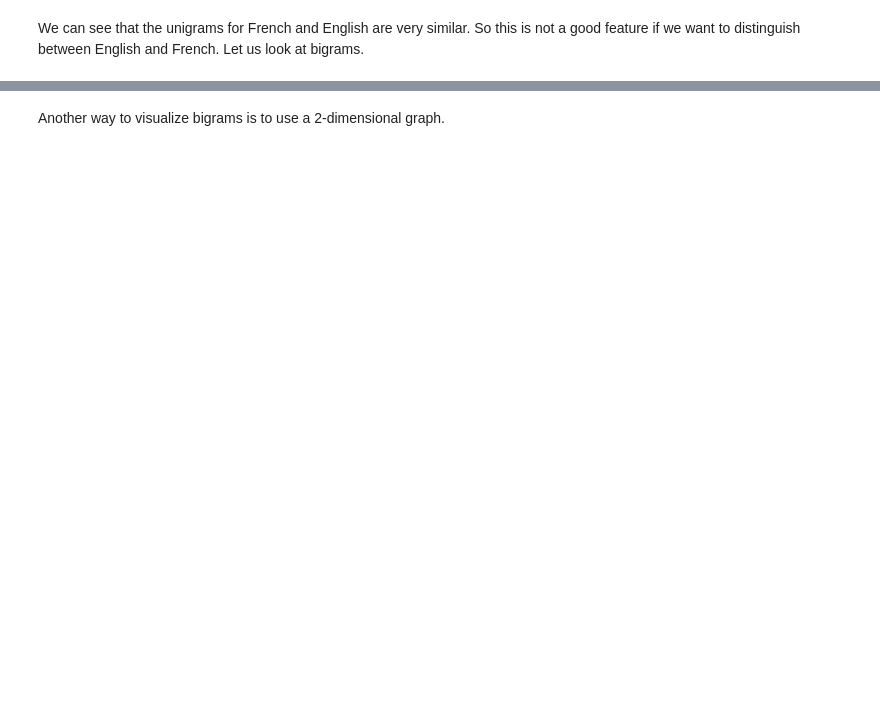
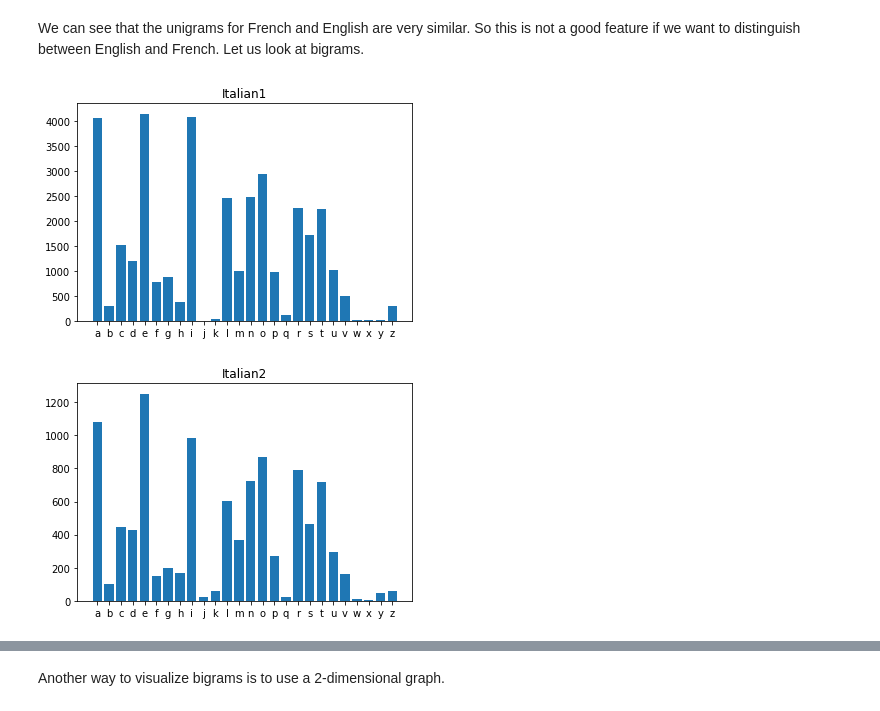
Before and after one commit to Debdutta0507/College, a Jupyter notebook: Lab1_Features.ipynb, the cells around one changed output, grey strips where cells are left out. Cells and saved outputs as stored; diff of their text form; code cells hidden in the pictures; blank space fills up the shorter version.

```diff
--- a/Lab1_Features.ipynb
+++ b/Lab1_Features.ipynb
@@ -100,5 +161,17 @@ plt.show()
 # %% [markdown]
 We can see that the unigrams for French and English are very similar. So this is not a good feature if we want to distinguish between English and French. Let us look at bigrams.
+# %%
+unigram_it1 = Counter(ngrams(it1,1))
+plothistogram(unigram_it1)
+plt.title('Italian1')
+plt.show()
+unigram_it2 = Counter(ngrams(it2,1))
+plothistogram(unigram_it2)
+plt.title('Italian2')
+plt.show()
+# %% [output]
+[figure, added]
+[figure, added]
 # %%
 bigram_eng1 = Counter(ngrams(eng1,2)) # bigrams
 plothistogram(bigram_eng1)
```
Also changed, not shown: parts of 36 cells of this notebook.
